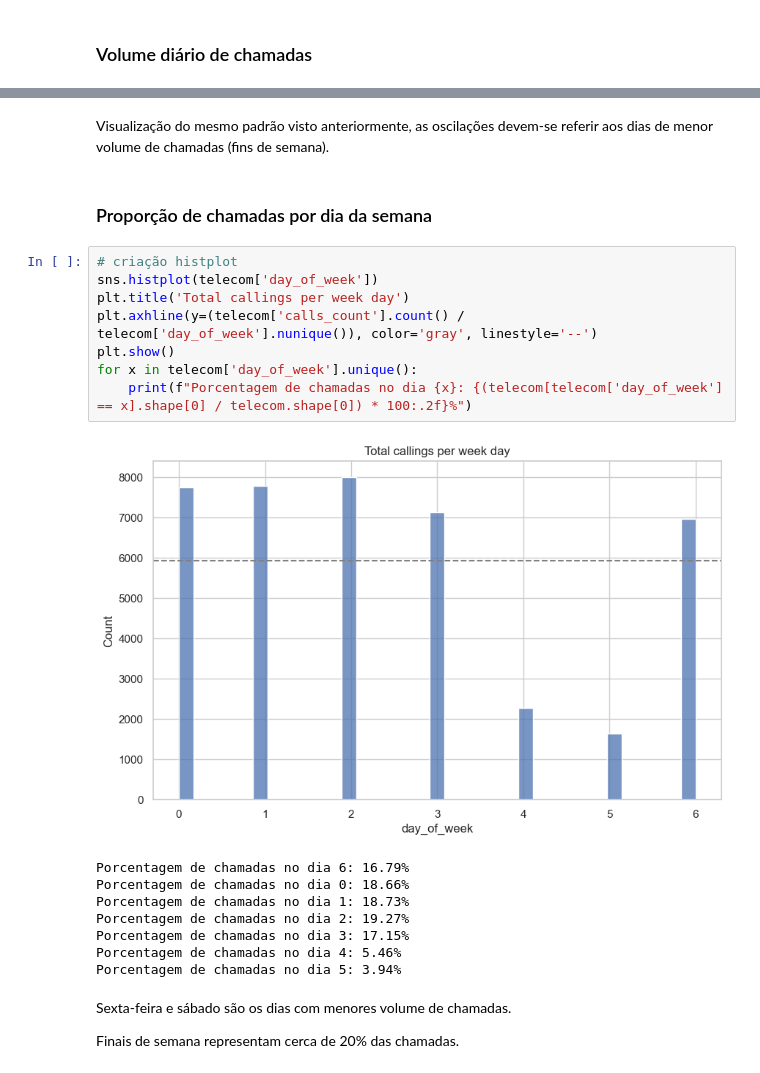
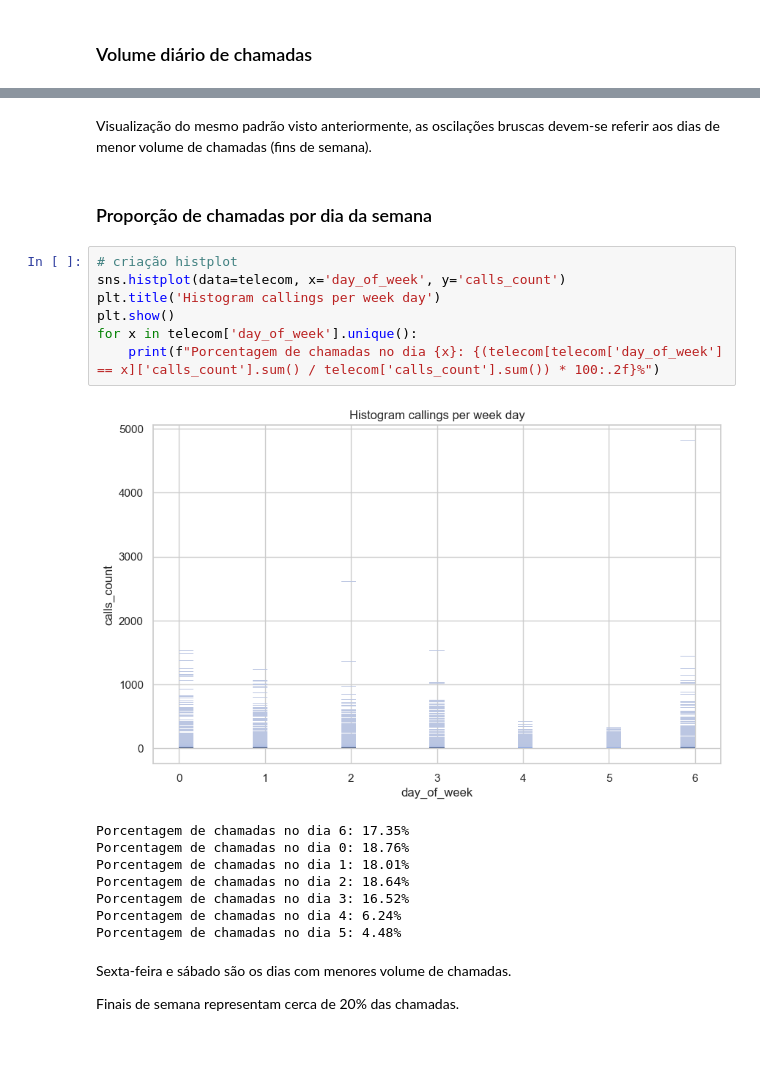
Before and after one commit to rodriguesbrian/tt14_call_center_project, a Jupyter notebook: notebooks/call_center_efficiency.ipynb, the cells around one changed output, grey strips where cells are left out. Cells and saved outputs as stored; diff of their text form; blank space fills up the shorter version.

```diff
--- a/notebooks/call_center_efficiency.ipynb
+++ b/notebooks/call_center_efficiency.ipynb
@@ -370,24 +371,23 @@ Média diária geral de chamadas inbound: 107.44
 # %% [markdown]
-Visualização do mesmo padrão visto anteriormente, as oscilações devem-se referir aos dias de menor volume de chamadas (fins de semana).
+Visualização do mesmo padrão visto anteriormente, as oscilações bruscas devem-se referir aos dias de menor volume de chamadas (fins de semana).
 # %% [markdown]
 ### Proporção de chamadas por dia da semana
 # %%
 # criação histplot
-sns.histplot(telecom['day_of_week'])
-plt.title('Total callings per week day')
-plt.axhline(y=(telecom['calls_count'].count() / telecom['day_of_week'].nunique()), color='gray', linestyle='--')
+sns.histplot(data=telecom, x='day_of_week', y='calls_count')
+plt.title('Histogram callings per week day')
 plt.show()
 for x in telecom['day_of_week'].unique():
-    print(f"Porcentagem de chamadas no dia {x}: {(telecom[telecom['day_of_week'] == x].shape[0] / telecom.shape[0]) * 100:.2f}%")
+    print(f"Porcentagem de chamadas no dia {x}: {(telecom[telecom['day_of_week'] == x]['calls_count'].sum() / telecom['calls_count'].sum()) * 100:.2f}%")
 # %% [output]
-[figure, old version]
+[figure, new version]
-Porcentagem de chamadas no dia 6: 16.79%
-Porcentagem de chamadas no dia 0: 18.66%
-Porcentagem de chamadas no dia 1: 18.73%
-Porcentagem de chamadas no dia 2: 19.27%
-Porcentagem de chamadas no dia 3: 17.15%
-Porcentagem de chamadas no dia 4: 5.46%
-Porcentagem de chamadas no dia 5: 3.94%
+Porcentagem de chamadas no dia 6: 17.35%
+Porcentagem de chamadas no dia 0: 18.76%
+Porcentagem de chamadas no dia 1: 18.01%
+Porcentagem de chamadas no dia 2: 18.64%
+Porcentagem de chamadas no dia 3: 16.52%
+Porcentagem de chamadas no dia 4: 6.24%
+Porcentagem de chamadas no dia 5: 4.48%
 # %% [markdown]
 Sexta-feira e sábado são os dias com menores volume de chamadas.
 
```
Also changed, not shown: parts of 22 cells of this notebook.
